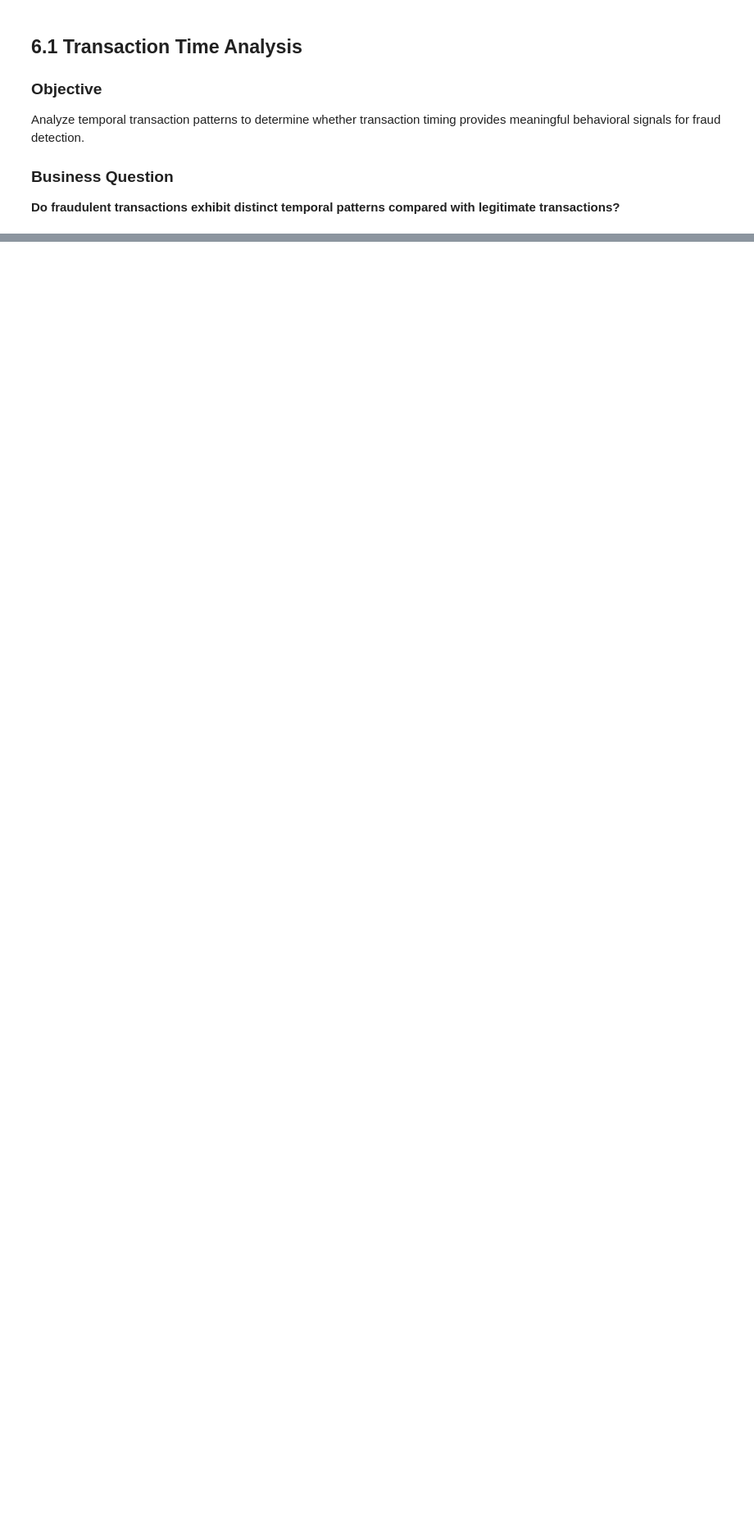
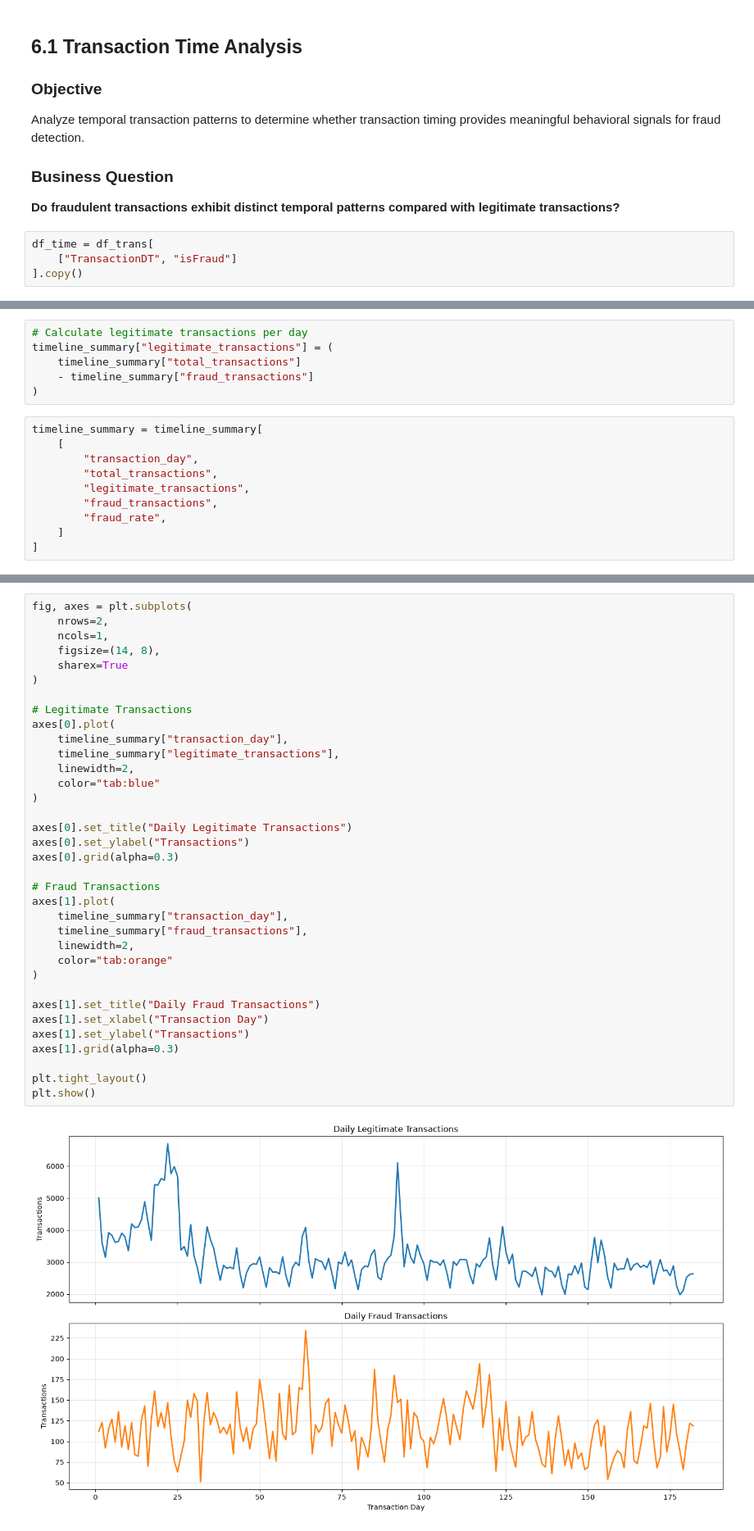
Before and after one commit to rizalkr/fraud_detection, a Jupyter notebook: notebooks/02_Exploratory_Data_Analysis.ipynb, the cells around one changed output, grey strips where cells are left out. Shown at 82% size. Drawn from its saved outputs; the diff is of its cells as text; blank space fills up the shorter version.

```diff
--- a/notebooks/02_Exploratory_Data_Analysis.ipynb
+++ b/notebooks/02_Exploratory_Data_Analysis.ipynb
@@ -438,3 +438,7 @@ Analyze temporal transaction patterns to determine whether transaction timing pr
 ### Business Question
 
 **Do fraudulent transactions exhibit distinct temporal patterns compared with legitimate transactions?**
+# %%
+df_time = df_trans[
+    ["TransactionDT", "isFraud"]
+].copy()
@@ -440,0 +518,16 @@ Analyze temporal transaction patterns to determine whether transaction timing pr
+# %%
+# Calculate legitimate transactions per day
+timeline_summary["legitimate_transactions"] = (
+    timeline_summary["total_transactions"]
+    - timeline_summary["fraud_transactions"]
+)
+# %%
+timeline_summary = timeline_summary[
+    [
+        "transaction_day",
+        "total_transactions",
+        "legitimate_transactions",
+        "fraud_transactions",
+        "fraud_rate",
+    ]
+]
@@ -440,0 +553,37 @@ Analyze temporal transaction patterns to determine whether transaction timing pr
+# %%
+fig, axes = plt.subplots(
+    nrows=2,
+    ncols=1,
+    figsize=(14, 8),
+    sharex=True
+)
+
+# Legitimate Transactions
+axes[0].plot(
+    timeline_summary["transaction_day"],
+    timeline_summary["legitimate_transactions"],
+    linewidth=2,
+    color="tab:blue"
+)
+
+axes[0].set_title("Daily Legitimate Transactions")
+axes[0].set_ylabel("Transactions")
+axes[0].grid(alpha=0.3)
+
+# Fraud Transactions
+axes[1].plot(
+    timeline_summary["transaction_day"],
+    timeline_summary["fraud_transactions"],
+    linewidth=2,
+    color="tab:orange"
+)
+
+axes[1].set_title("Daily Fraud Transactions")
+axes[1].set_xlabel("Transaction Day")
+axes[1].set_ylabel("Transactions")
+axes[1].grid(alpha=0.3)
+
+plt.tight_layout()
+plt.show()
+# %% [output]
+[figure, added]
```
Also changed, not shown: parts of 13 cells of this notebook.
